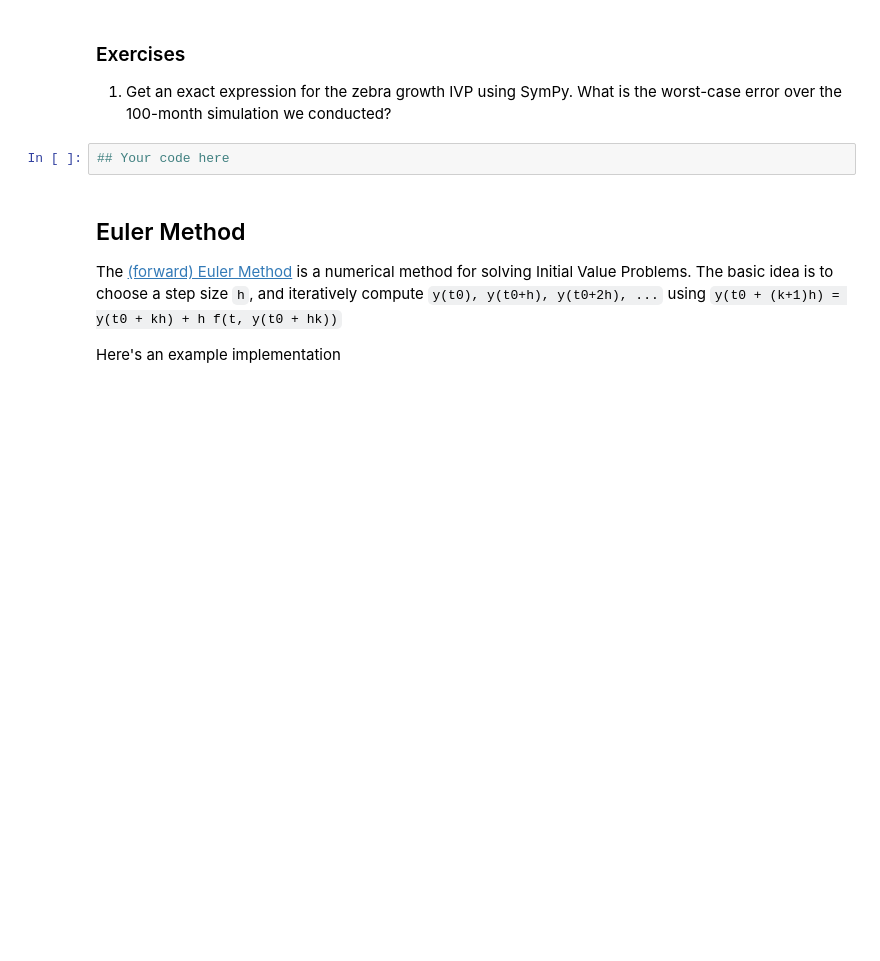
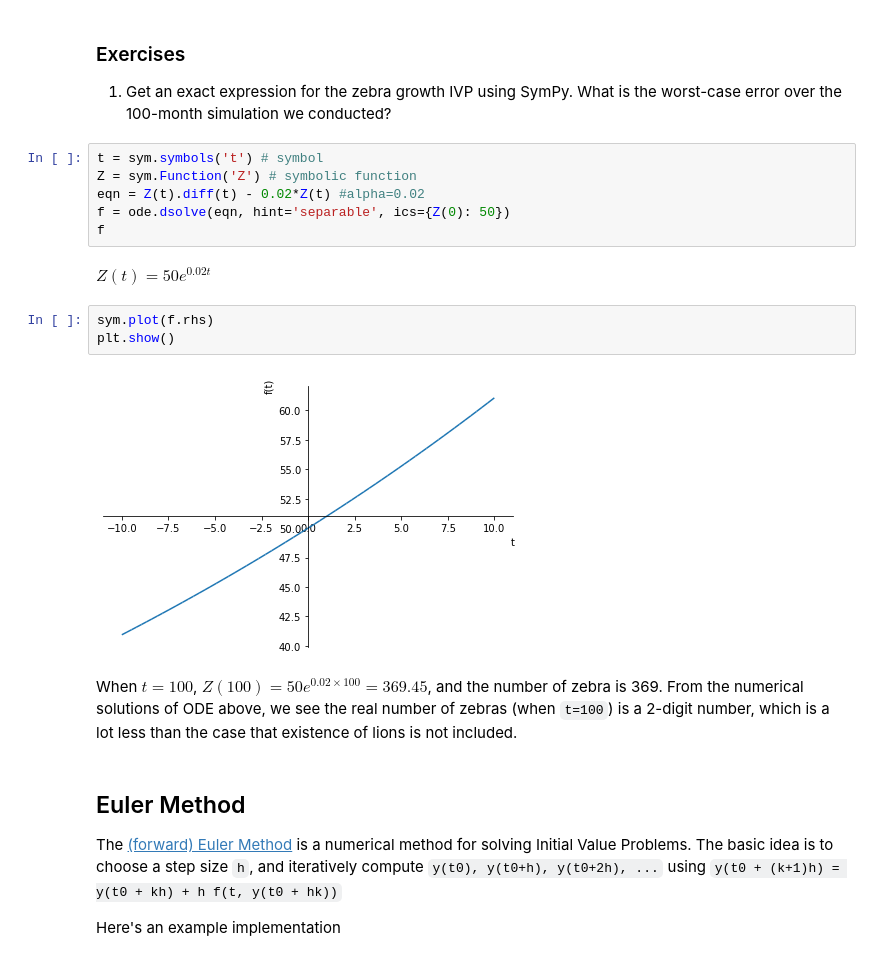
Before and after one commit to caam37830/book, a Jupyter notebook: 04_functions/ode_initial.ipynb, the cells around one changed output. Saved outputs shown, nothing was run; the diff lists cells and outputs as text; blank space fills up the shorter version.

```diff
--- a/04_functions/ode_initial.ipynb
+++ b/04_functions/ode_initial.ipynb
@@ -294,8 +294,21 @@ plt.show()
 ### Exercises
 
 1. Get an exact expression for the zebra growth IVP using SymPy.  What is the worst-case error over the 100-month simulation we conducted?
-# %%
-## Your code here
+# %%
+t = sym.symbols('t') # symbol
+Z = sym.Function('Z') # symbolic function
+eqn = Z(t).diff(t) - 0.02*Z(t) #alpha=0.02
+f = ode.dsolve(eqn, hint='separable', ics={Z(0): 50})
+f
+# %% [output]
+$\displaystyle Z{\left(t \right)} = 50 e^{0.02 t}$
+# %%
+sym.plot(f.rhs)
+plt.show()
+# %% [output]
+[figure, added]
+# %% [markdown]
+When $t=100$, $Z(100)=50e^{0.02\times100}=369.45$, and the number of zebra is 369. From the numerical solutions of ODE above, we see the real number of zebras (when `t=100`) is a 2-digit number, which is a lot less than the case that existence of lions is not included.
 # %% [markdown]
 ## Euler Method
 
```
Also changed, not shown: parts of 2 cells of this notebook.
